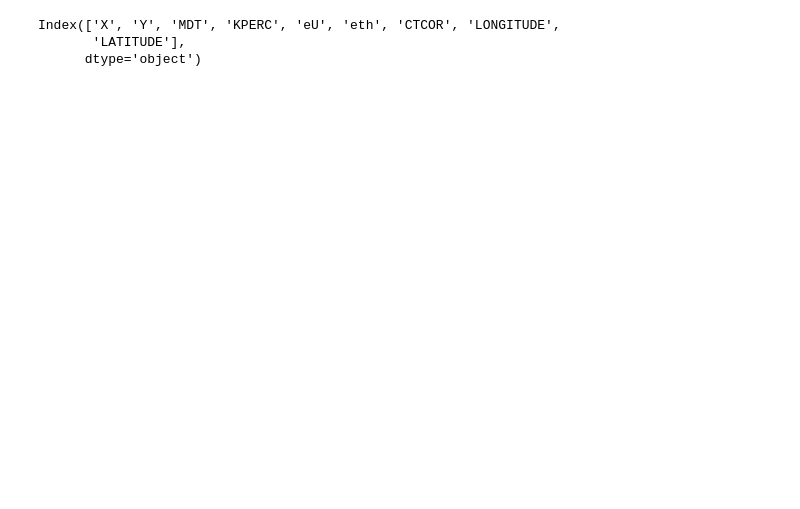
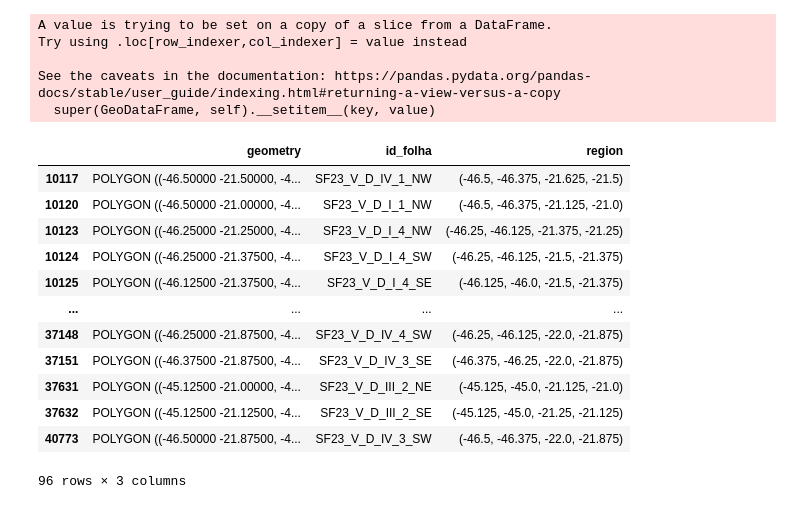
Before and after one commit to Gabriel-Goes/mapeamento_litologico_preditivo, a Jupyter notebook: sources/tutoriais/automacao_malha_cartografica_100k.ipynb, the cells around one changed output. Saved outputs shown, nothing was run; the diff lists cells and outputs as text; code cells hidden in the pictures; blank space fills up the shorter version.

```diff
--- a/sources/tutoriais/automacao_malha_cartografica_100k.ipynb
+++ b/sources/tutoriais/automacao_malha_cartografica_100k.ipynb
@@ -50,0 +85,18 @@ malha_cartog_50k_1089['region'] = [(left,right,bottom,top) for left,right,bottom
+# %%
+malha_cartog_25k = gpd.read_file(gdb+'cartografia/malha_cartog_25k_wgs84.shp')   # Escala de 1:25.000
+malha_cartog_50k = gpd.read_file(gdb+'cartografia/malha_cartog_50k_wgs84.shp')   # Escala de 1:50.000
+malha_cartog_100k = gpd.read_file(gdb+'cartografia/malha_cartog_100k_wgs84.shp') # Escala de 1:100.000
+
+regions(malha_cartog_25k)
+regions(malha_cartog_50k)
+regions(malha_cartog_100k)
+
+nomeador_malha(malha_cartog_25k)
+nomeador_malha(malha_cartog_50k)
+nomeador_malha(malha_cartog_100k)
+
+# Percebe-se que há redundância no código, o que leva ao excesso de informação ser salva/lida e processada.
+# %%
+malha_cartog_50k.drop(['id','left','right','bottom','top','region'],axis=1,inplace=True)
+malha_cartog_25k.drop(['id','left','right','bottom','top','region'],axis=1,inplace=True)
+malha_cartog_100k.drop(['id','left','right','bottom','top','region'],axis=1,inplace=True)
@@ -110,0 +125,4 @@ for index, row in df.iterrows():
+# %%
+# Filtro a partir do ID da folha cartográfica
+SF23_V_D_25k = malha_cartog_25k[malha_cartog_25k['id_folha'].str.contains("SF23_V_D")]
+SF23_V_D_25k
@@ -112,9 +144,3 @@ for index, row in df.iterrows():
 g_1105 = pd.read_csv(gdb+'geof/g1105')
 geof_1039 = pd.read_csv(gdb+'geof/geof_1039')
 g_1089 = pd.read_csv(gdb+'geof/g1089')
-# %%
-g_1089.columns
-# %% [output]
-Index(['X', 'Y', 'MDT', 'KPERC', 'eU', 'eth', 'CTCOR', 'LONGITUDE',
-       'LATITUDE'],
-      dtype='object')
@@ -121 +149,27 @@ Index(['X', 'Y', 'MDT', 'KPERC', 'eU', 'eth', 'CTCOR', 'LONGITUDE',
+# %%
+regions(SF23_V_D_25k)
+# %% [output]
+A value is trying to be set on a copy of a slice from a DataFrame.
+Try using .loc[row_indexer,col_indexer] = value instead
+
+See the caveats in the documentation: https://pandas.pydata.org/pandas-docs/stable/user_guide/indexing.html#returning-a-view-versus-a-copy
+  super(GeoDataFrame, self).__setitem__(key, value)
+# %%
+df = SF23_V_D_25k
+# %%
+df
+# %% [output]
+|  | geometry | id_folha | region |
+| 10117 | POLYGON ((-46.50000 -21.50000, -4... | SF23_V_D_IV_1_NW | (-46.5, -46.375, -21.625, -21.5) |
+| 10120 | POLYGON ((-46.50000 -21.00000, -4... | SF23_V_D_I_1_NW | (-46.5, -46.375, -21.125, -21.0) |
+| 10123 | POLYGON ((-46.25000 -21.25000, -4... | SF23_V_D_I_4_NW | (-46.25, -46.125, -21.375, -21.25) |
+| 10124 | POLYGON ((-46.25000 -21.37500, -4... | SF23_V_D_I_4_SW | (-46.25, -46.125, -21.5, -21.375) |
+| 10125 | POLYGON ((-46.12500 -21.37500, -4... | SF23_V_D_I_4_SE | (-46.125, -46.0, -21.5, -21.375) |
+| ... | ... | ... | ... |
+| 37148 | POLYGON ((-46.25000 -21.87500, -4... | SF23_V_D_IV_4_SW | (-46.25, -46.125, -22.0, -21.875) |
+| 37151 | POLYGON ((-46.37500 -21.87500, -4... | SF23_V_D_IV_3_SE | (-46.375, -46.25, -22.0, -21.875) |
+| 37631 | POLYGON ((-45.12500 -21.00000, -4... | SF23_V_D_III_2_NE | (-45.125, -45.0, -21.125, -21.0) |
+| 37632 | POLYGON ((-45.12500 -21.12500, -4... | SF23_V_D_III_2_SE | (-45.125, -45.0, -21.25, -21.125) |
+| 40773 | POLYGON ((-46.50000 -21.87500, -4... | SF23_V_D_IV_3_SW | (-46.5, -46.375, -22.0, -21.875) |
+96 rows × 3 columns
 # %%
```
Also changed, not shown: parts of 61 cells of this notebook, 4 other files.
